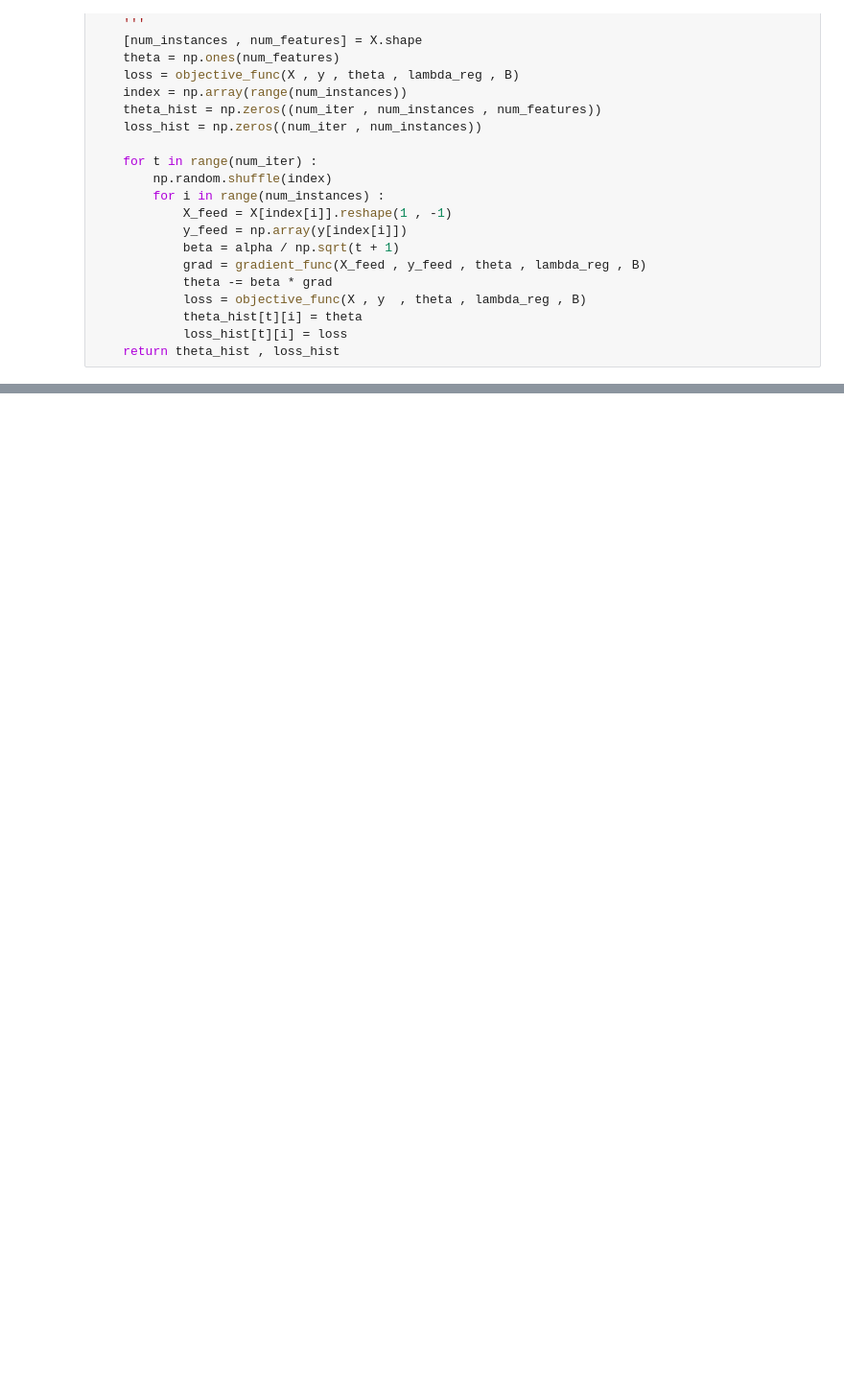
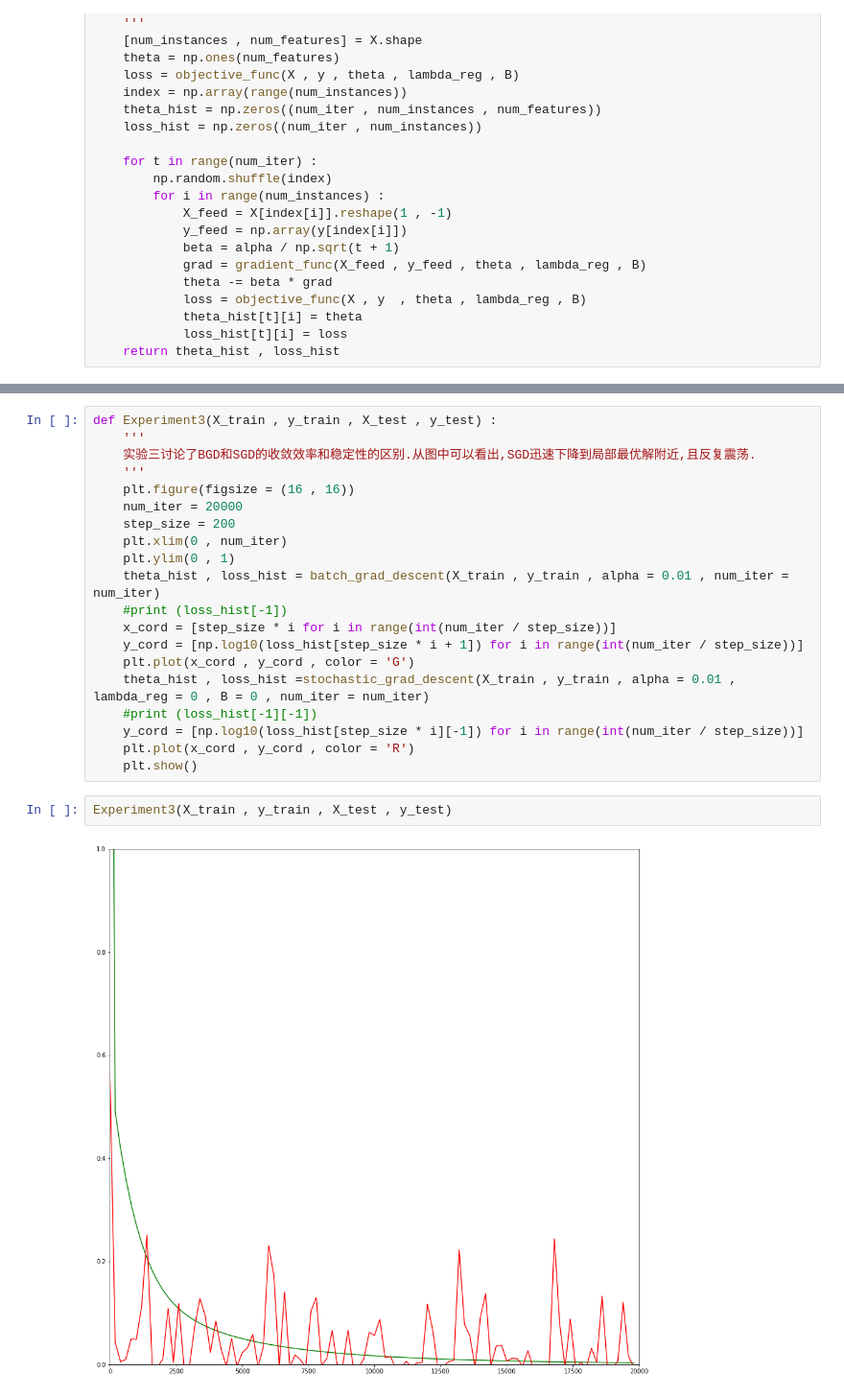
Before and after one commit to Fduzjrqlw/NYU-DS1003, a Jupyter notebook: Assignment#1/hw1.ipynb, the cells around one changed output, grey strips where cells are left out. Shown: that part at 96% size. Saved outputs shown, nothing was run; the diff lists cells and outputs as text; blank space fills up the shorter version.

```diff
--- a/Assignment#1/hw1.ipynb
+++ b/Assignment#1/hw1.ipynb
@@ -422,0 +423,24 @@ print (loss_hist[-1][-1])
+# %%
+def Experiment3(X_train , y_train , X_test , y_test) :
+    '''
+    实验三讨论了BGD和SGD的收敛效率和稳定性的区别.从图中可以看出,SGD迅速下降到局部最优解附近,且反复震荡.
+    '''
+    plt.figure(figsize = (16 , 16))
+    num_iter = 20000
+    step_size = 200
+    plt.xlim(0 , num_iter)
+    plt.ylim(0 , 1)
+    theta_hist , loss_hist = batch_grad_descent(X_train , y_train , alpha = 0.01 , num_iter = num_iter)
+    #print (loss_hist[-1])
+    x_cord = [step_size * i for i in range(int(num_iter / step_size))]
+    y_cord = [np.log10(loss_hist[step_size * i + 1]) for i in range(int(num_iter / step_size))]
+    plt.plot(x_cord , y_cord , color = 'G')
+    theta_hist , loss_hist =stochastic_grad_descent(X_train , y_train , alpha = 0.01 , lambda_reg = 0 , B = 0 , num_iter = num_iter)
+    #print (loss_hist[-1][-1])
+    y_cord = [np.log10(loss_hist[step_size * i][-1]) for i in range(int(num_iter / step_size))]
+    plt.plot(x_cord , y_cord , color = 'R')
+    plt.show()
+# %%
+Experiment3(X_train , y_train , X_test , y_test)
+# %% [output]
+[figure, added]
```
Also changed, not shown: parts of 3 cells of this notebook, 2 other files.
